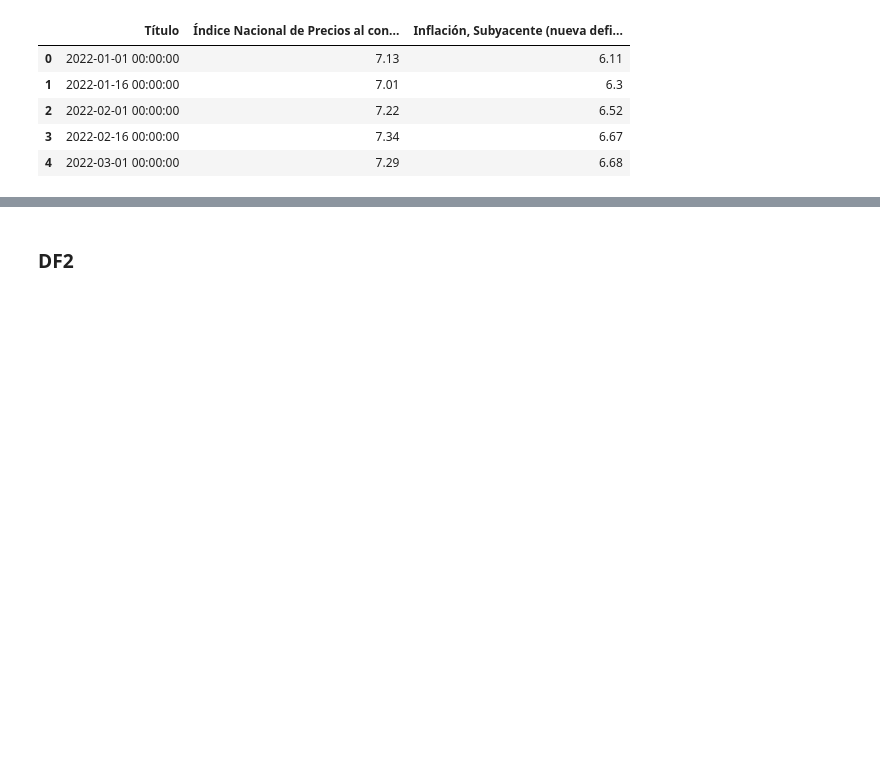
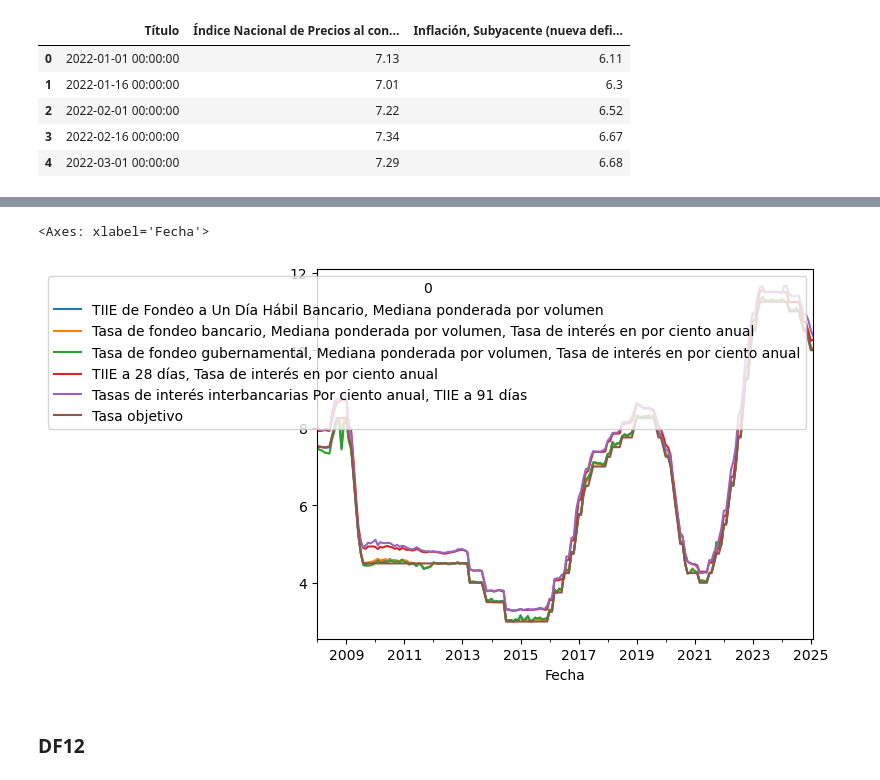
Before and after one commit to heritaco/Data-Mining, a Jupyter notebook: 03-Tasas-de-Interes-al-Consumo/02-explore-data.ipynb, the cells around one changed output, grey strips where cells are left out. Drawn from its saved outputs; the diff is of its cells as text; code cells hidden in the pictures; blank space fills up the shorter version.

```diff
--- a/03-Tasas-de-Interes-al-Consumo/02-explore-data.ipynb
+++ b/03-Tasas-de-Interes-al-Consumo/02-explore-data.ipynb
@@ -398,3 +499,7 @@ df11.head()
 | 2 | 2008-01-04 00:00:00 | N/E | 7.53 | 7.51 | 7.43 | ... |
 | 3 | 2008-01-07 00:00:00 | N/E | 7.52 | 7.51 | 7.43 | ... |
 | 4 | 2008-01-08 00:00:00 | N/E | 7.51 | 7.5 | 7.41 | ... |
+# %%
+df11 = clean_df(df11)
+
+df11.head()
@@ -400,0 +514,4 @@ df11.head()
+# %%
+df11 = df11.groupby(df11.index).first()
+
+df11.head()
@@ -401,5 +526,12 @@ df11.head()
+# %%
+df11 = df11.iloc[:, [1, 2, 3, 4, 5, 6]]
+# %%
+df11.plot()
+# %% [output]
+<Axes: xlabel='Fecha'>
+[figure, added]
 # %% [markdown]
-### DF2
+### DF12
 # %%
 df12.head()
 # %% [output]
```
Also changed, not shown: parts of 21 cells of this notebook, 1 other file.
